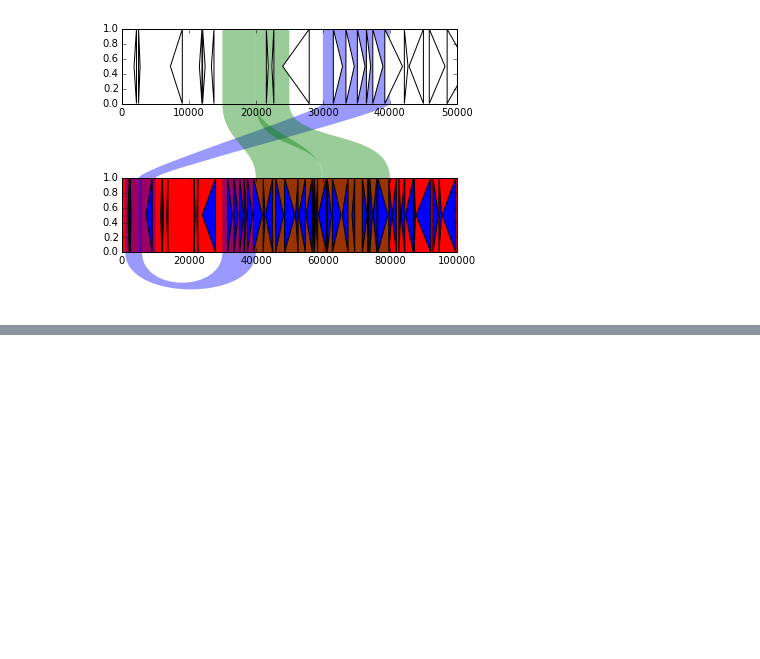
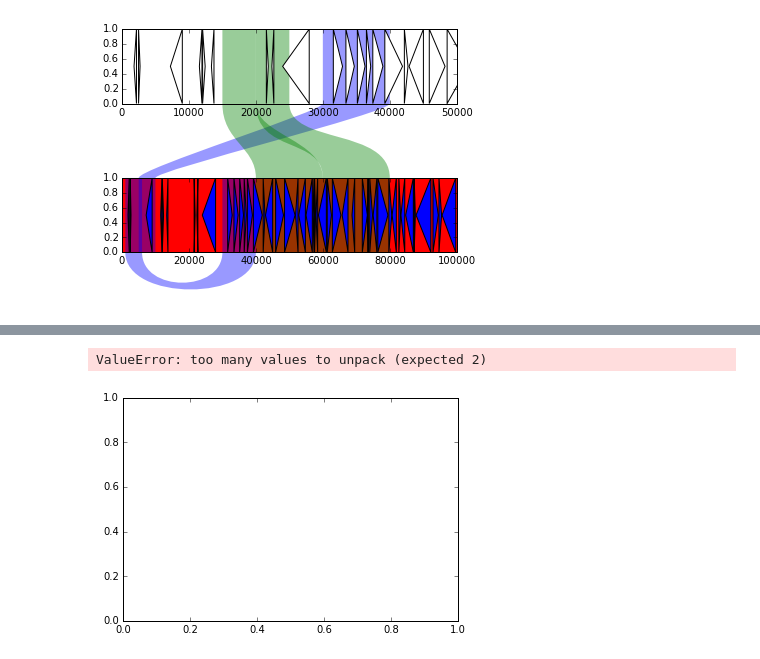
Before and after one commit to darcyabjones/bioplotlib, a Jupyter notebook: docs/notebooks/genes.ipynb, the cells around one changed output, grey strips where cells are left out. Cells and saved outputs as stored; diff of their text form; code cells hidden in the pictures; blank space fills up the shorter version.

```diff
--- a/docs/notebooks/genes.ipynb
+++ b/docs/notebooks/genes.ipynb
@@ -131,0 +188,14 @@ plt.show()
+# %%
+fig, ax = plt.subplots()
+
+f = Feature(blocks=[(2, 3), (3, 4)], shapes=[Triangle(width=1, offset=-0.5, facecolor = "none")])
+path, props = f.draw()
+
+ax.add_collection(PathCollection(path, **props))
+
+ax.set_ylim([0, 1])
+ax.set_xlim([0, 10])
+plt.show()
+# %% [output]
+ValueError: too many values to unpack (expected 2)
+[figure, added]
```
Also changed, not shown: parts of 7 cells of this notebook, 4 other files.
